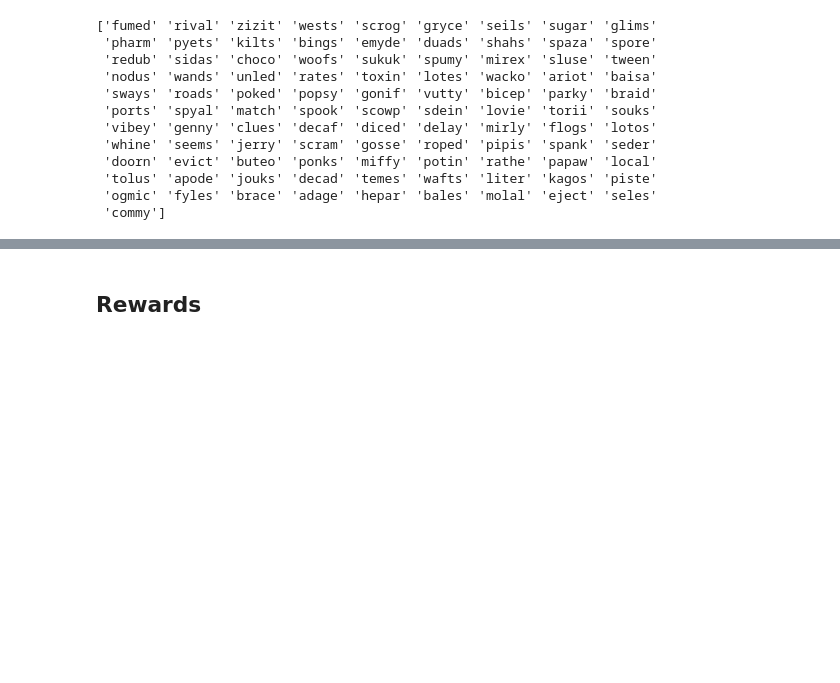
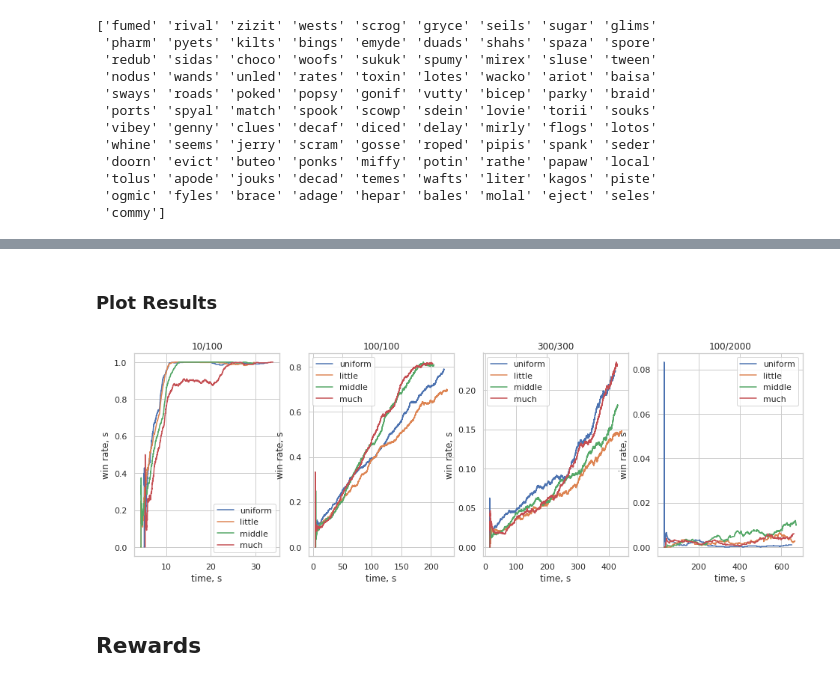
Before and after one commit to voorhs/wordle-rl, a Jupyter notebook: experiments.ipynb, the cells around one changed output, grey strips where cells are left out. Saved outputs shown, nothing was run; the diff lists cells and outputs as text; code cells hidden in the pictures; blank space fills up the shorter version.

```diff
--- a/experiments.ipynb
+++ b/experiments.ipynb
@@ -120,0 +584,3 @@ print(answers_100_2000)
+# %%
+res = experiment(answers_10_100, guesses_10_100, 5000)
+tasks_results['10/100']['much'] = res
@@ -120,0 +605,3 @@ print(answers_100_2000)
+# %%
+res = experiment(answers_100_100, guesses_100_100, 20000)
+tasks_results['100/100']['much'] = res
@@ -120,0 +633,3 @@ print(answers_100_2000)
+# %%
+res = experiment(answers_300_300, guesses_300_300, 30000, n_warm=1500)
+tasks_results['300/300']['much'] = res
@@ -120,0 +661,3 @@ print(answers_100_2000)
+# %%
+res = experiment(answers_100_2000, guesses_100_2000, 40000, n_warm=3000)
+tasks_results['100/2000']['much'] = res
@@ -120,0 +689,6 @@ print(answers_100_2000)
+# %% [markdown]
+### Plot Results
+# %%
+plot_results(tasks_results, 'sampling_warm')
+# %% [output]
+[figure, added]
```
Also changed, not shown: parts of 110 cells of this notebook, 2 other files.
